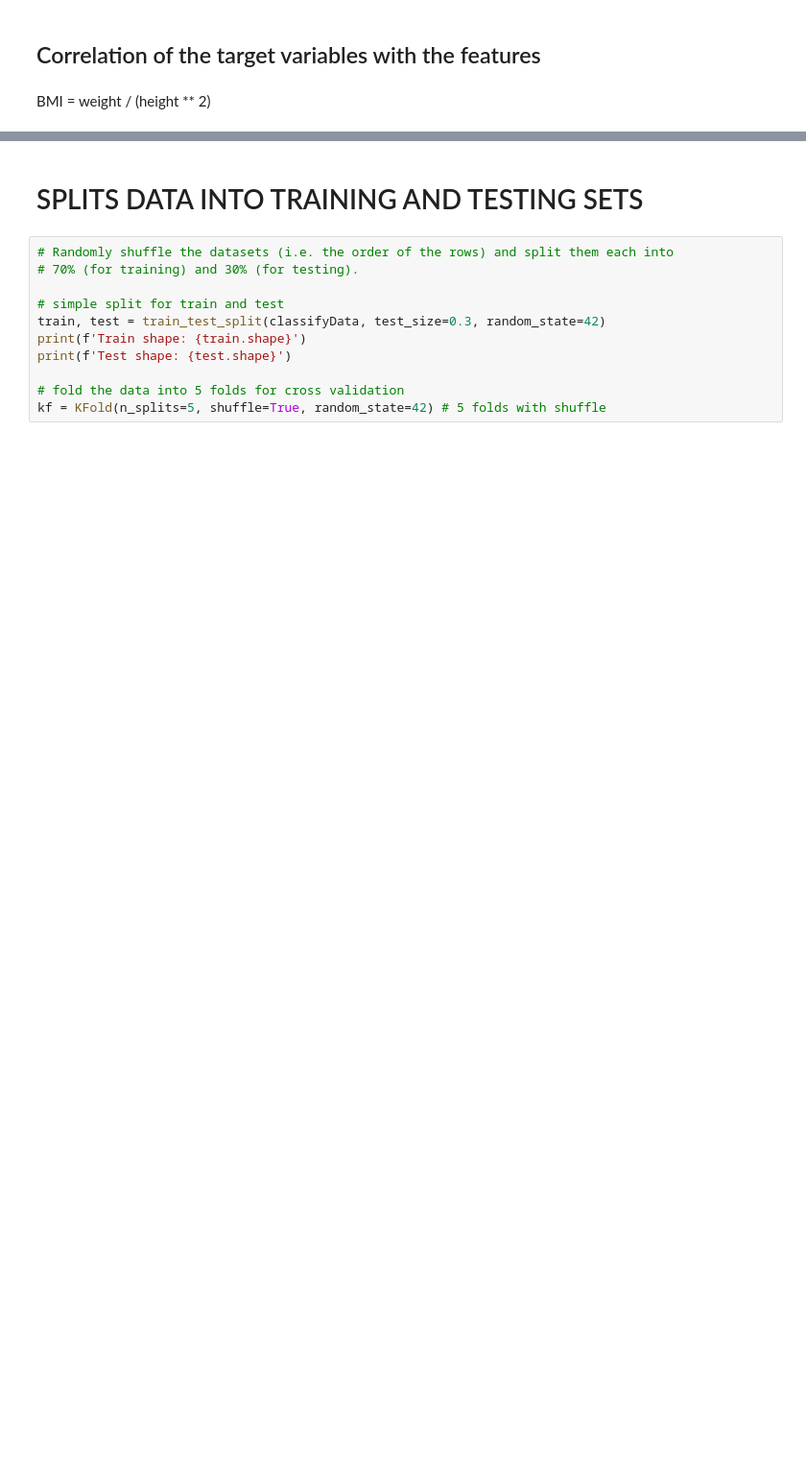
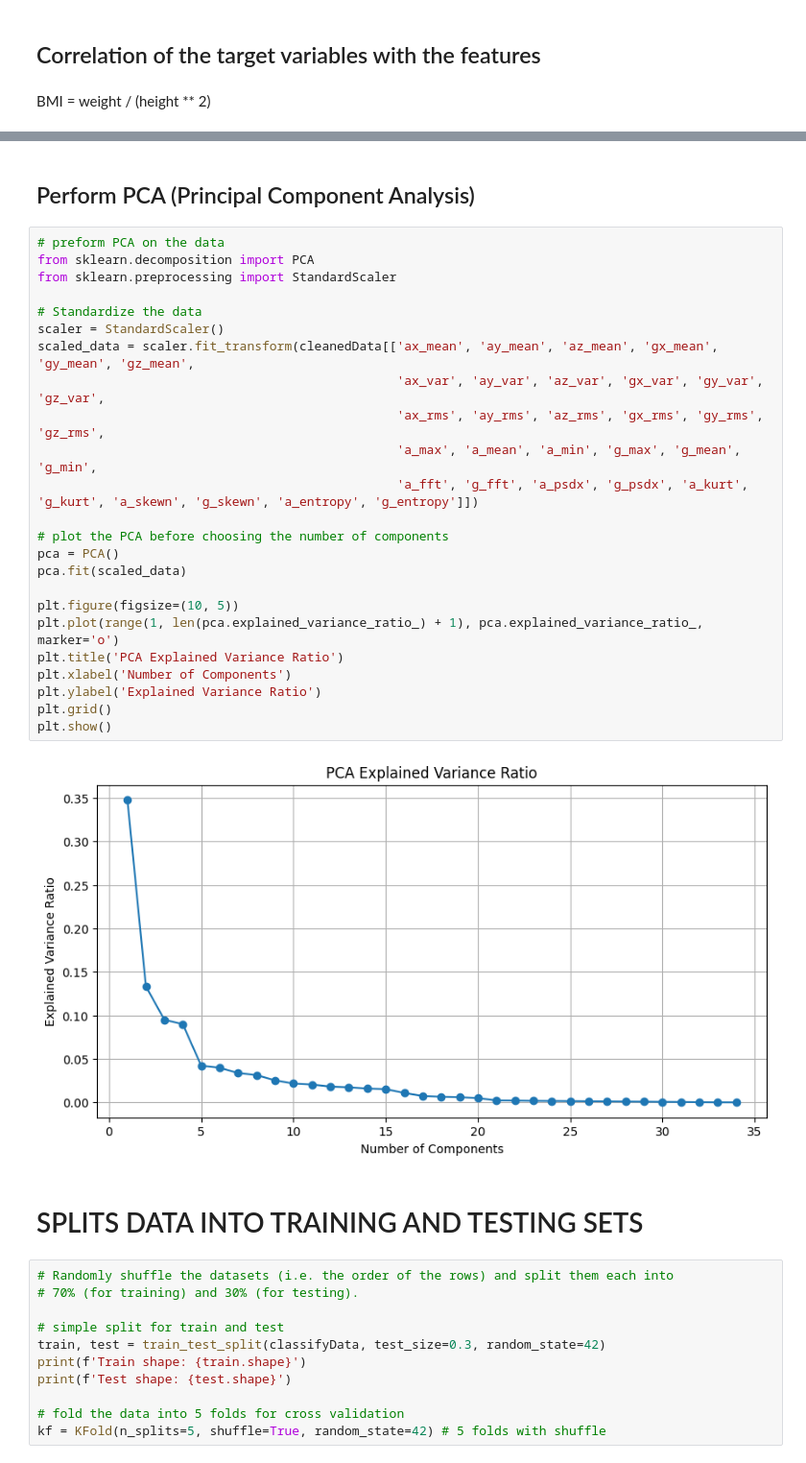
Before and after one commit to thanghoang7020202/TTMotionHealthAnalytics, a Jupyter notebook: YAs47594876.ipynb, the cells around one changed output, grey strips where cells are left out. Shown at 96% size. Drawn from its saved outputs; the diff is of its cells as text; blank space fills up the shorter version.

```diff
--- a/YAs47594876.ipynb
+++ b/YAs47594876.ipynb
@@ -568,3 +683,31 @@ plt.show()
+# %% [markdown]
+## Perform PCA (Principal Component Analysis)
+# %%
+# preform PCA on the data
+from sklearn.decomposition import PCA
+from sklearn.preprocessing import StandardScaler
+
+# Standardize the data
+scaler = StandardScaler()
+scaled_data = scaler.fit_transform(cleanedData[['ax_mean', 'ay_mean', 'az_mean', 'gx_mean', 'gy_mean', 'gz_mean',
+                                                'ax_var', 'ay_var', 'az_var', 'gx_var', 'gy_var', 'gz_var',
+                                                'ax_rms', 'ay_rms', 'az_rms', 'gx_rms', 'gy_rms', 'gz_rms',
+                                                'a_max', 'a_mean', 'a_min', 'g_max', 'g_mean', 'g_min',
+                                                'a_fft', 'g_fft', 'a_psdx', 'g_psdx', 'a_kurt', 'g_kurt', 'a_skewn', 'g_skewn', 'a_entropy', 'g_entropy']])
+
+# plot the PCA before choosing the number of components
+pca = PCA()
+pca.fit(scaled_data)
+
+plt.figure(figsize=(10, 5))
+plt.plot(range(1, len(pca.explained_variance_ratio_) + 1), pca.explained_variance_ratio_, marker='o')
+plt.title('PCA Explained Variance Ratio')
+plt.xlabel('Number of Components')
+plt.ylabel('Explained Variance Ratio')
+plt.grid()
+plt.show()
+# %% [output]
+[figure, added]
 # %% [markdown]
 # SPLITS DATA INTO TRAINING AND TESTING SETS
 # %%
```
Also changed, not shown: parts of 39 cells of this notebook, 7 other files.
